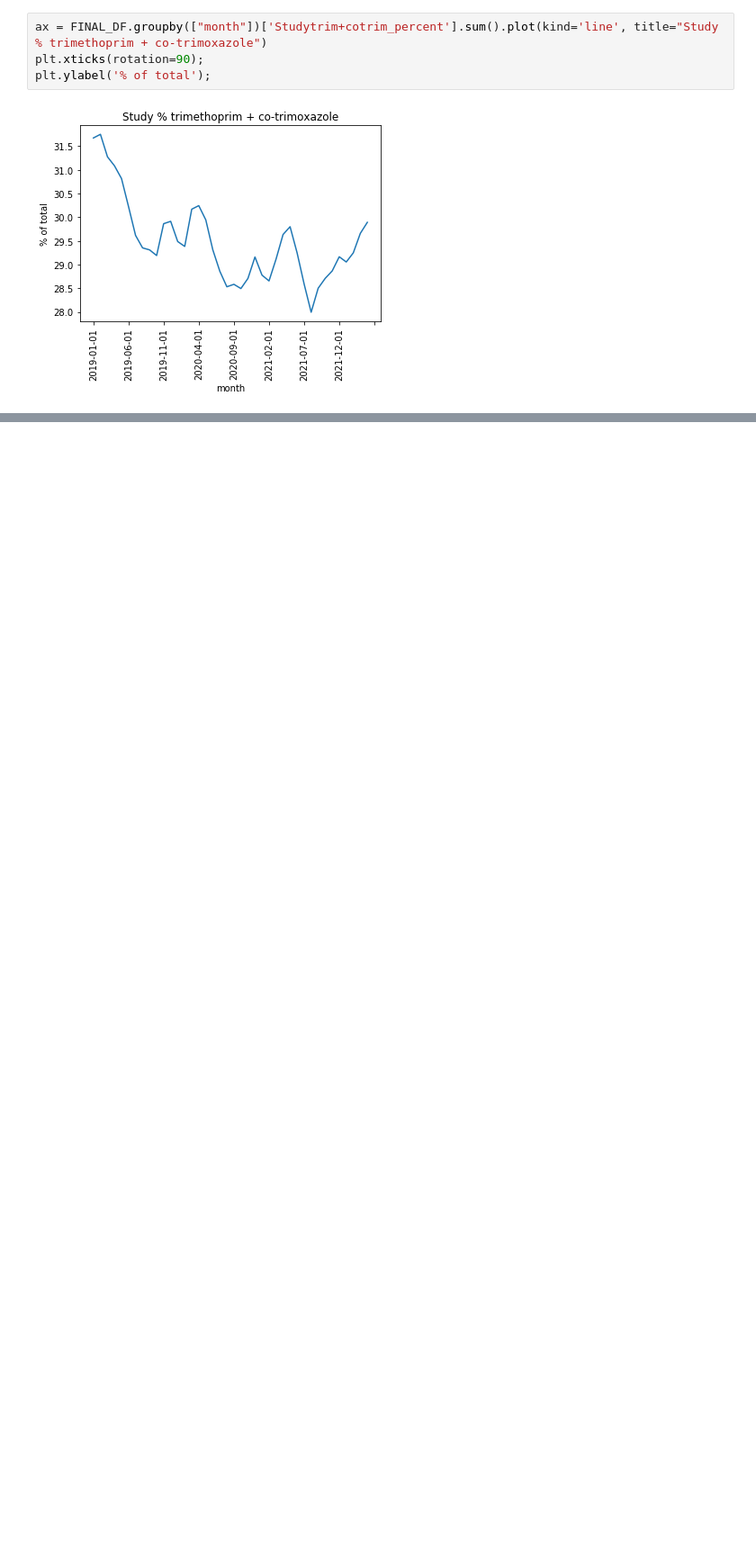
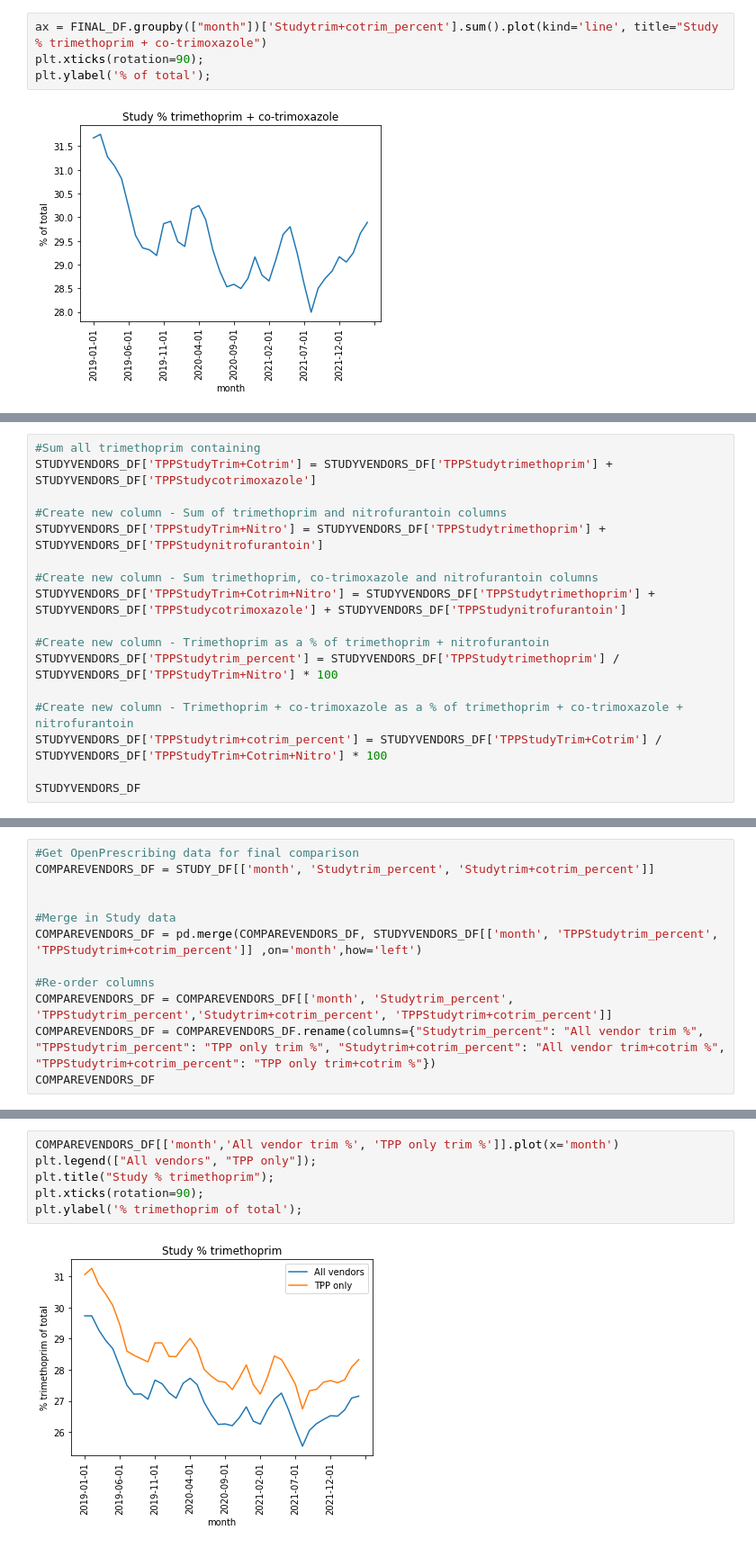
Before and after one commit to chrisjwood16/trim_nitro-notebook, a Jupyter notebook: notebooks/Trim_Nitro-notebook.ipynb, the cells around one changed output, grey strips where cells are left out. Shown: that part at 90% size. Cells and saved outputs as stored; diff of their text form; blank space fills up the shorter version.

Commit message:
add split by vendor

```diff
--- a/notebooks/Trim_Nitro-notebook.ipynb
+++ b/notebooks/Trim_Nitro-notebook.ipynb
@@ -231,0 +399,17 @@ plt.ylabel('% of total');
+# %%
+#Sum all trimethoprim containing
+STUDYVENDORS_DF['TPPStudyTrim+Cotrim'] = STUDYVENDORS_DF['TPPStudytrimethoprim'] + STUDYVENDORS_DF['TPPStudycotrimoxazole']
+
+#Create new column - Sum of trimethoprim and nitrofurantoin columns
+STUDYVENDORS_DF['TPPStudyTrim+Nitro'] = STUDYVENDORS_DF['TPPStudytrimethoprim'] + STUDYVENDORS_DF['TPPStudynitrofurantoin']
+
+#Create new column - Sum trimethoprim, co-trimoxazole and nitrofurantoin columns
+STUDYVENDORS_DF['TPPStudyTrim+Cotrim+Nitro'] = STUDYVENDORS_DF['TPPStudytrimethoprim'] + STUDYVENDORS_DF['TPPStudycotrimoxazole'] + STUDYVENDORS_DF['TPPStudynitrofurantoin']
+
+#Create new column - Trimethoprim as a % of trimethoprim + nitrofurantoin
+STUDYVENDORS_DF['TPPStudytrim_percent'] = STUDYVENDORS_DF['TPPStudytrimethoprim'] / STUDYVENDORS_DF['TPPStudyTrim+Nitro'] * 100
+
+#Create new column - Trimethoprim + co-trimoxazole as a % of trimethoprim + co-trimoxazole + nitrofurantoin
+STUDYVENDORS_DF['TPPStudytrim+cotrim_percent'] = STUDYVENDORS_DF['TPPStudyTrim+Cotrim'] / STUDYVENDORS_DF['TPPStudyTrim+Cotrim+Nitro'] * 100
+
+STUDYVENDORS_DF
@@ -231,0 +470,12 @@ plt.ylabel('% of total');
+# %%
+#Get OpenPrescribing data for final comparison
+COMPAREVENDORS_DF = STUDY_DF[['month', 'Studytrim_percent', 'Studytrim+cotrim_percent']]
+
+
+#Merge in Study data
+COMPAREVENDORS_DF = pd.merge(COMPAREVENDORS_DF, STUDYVENDORS_DF[['month', 'TPPStudytrim_percent', 'TPPStudytrim+cotrim_percent']] ,on='month',how='left')
+
+#Re-order columns
+COMPAREVENDORS_DF = COMPAREVENDORS_DF[['month', 'Studytrim_percent', 'TPPStudytrim_percent','Studytrim+cotrim_percent', 'TPPStudytrim+cotrim_percent']]
+COMPAREVENDORS_DF = COMPAREVENDORS_DF.rename(columns={"Studytrim_percent": "All vendor trim %", "TPPStudytrim_percent": "TPP only trim %", "Studytrim+cotrim_percent": "All vendor trim+cotrim %", "TPPStudytrim+cotrim_percent": "TPP only trim+cotrim %"})
+COMPAREVENDORS_DF
@@ -231,0 +505,8 @@ plt.ylabel('% of total');
+# %%
+COMPAREVENDORS_DF[['month','All vendor trim %', 'TPP only trim %']].plot(x='month')
+plt.legend(["All vendors", "TPP only"]);
+plt.title("Study % trimethoprim");
+plt.xticks(rotation=90);
+plt.ylabel('% trimethoprim of total');
+# %% [output]
+[figure, added]
```
Also changed, not shown: parts of 25 cells of this notebook, 12 other files.
